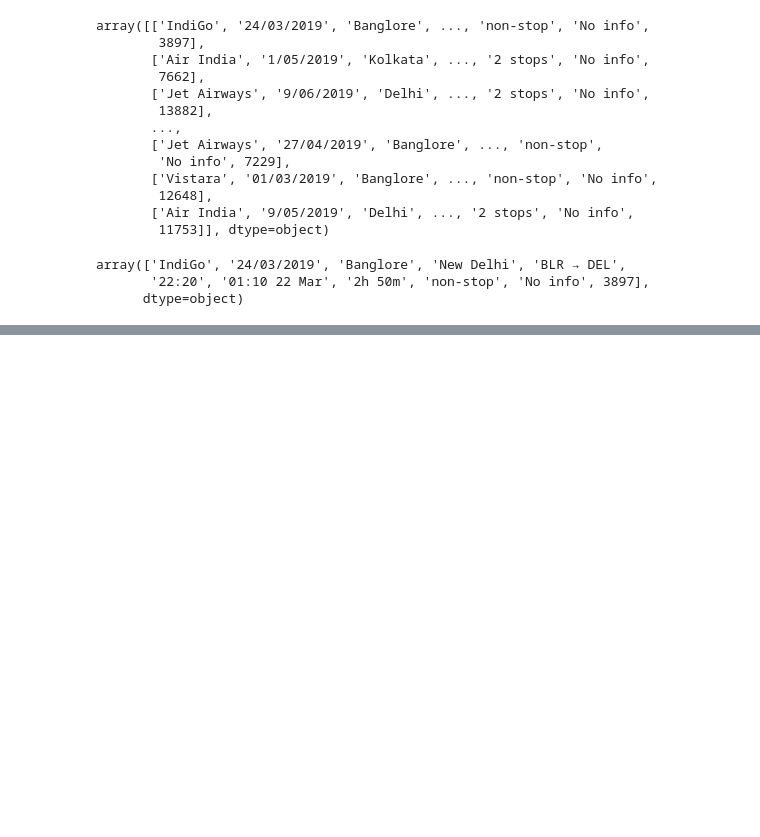
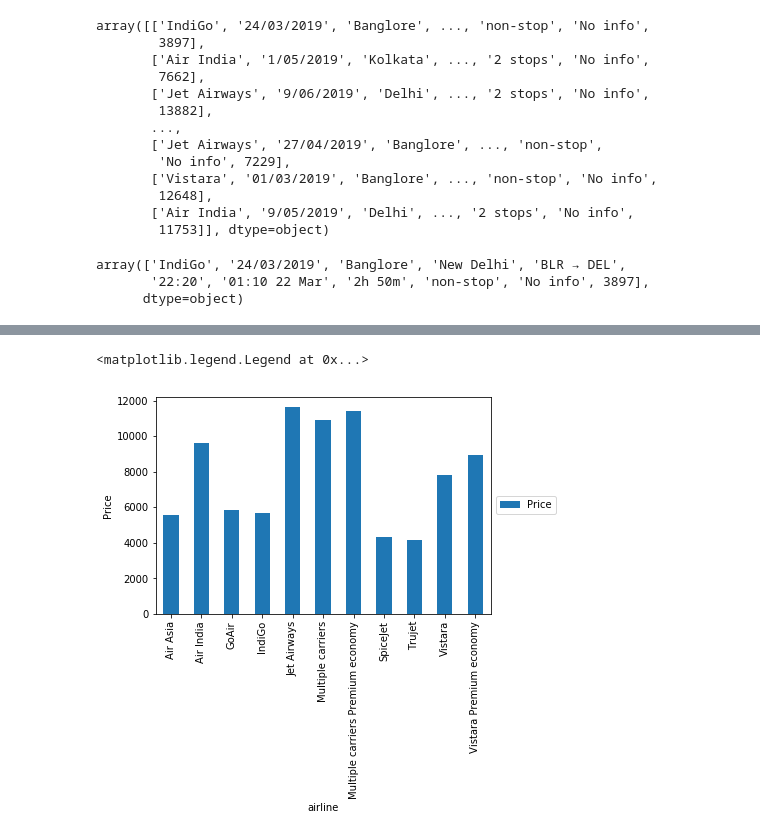
Before and after one commit to bheemlabs/ml_projects, a Jupyter notebook: Hackathon/Python/MachineHack/PredictTheFlightTicketPrice/PredictTheFlightTicketPrice.ipynb, the cells around one changed output, grey strips where cells are left out. Saved outputs shown, nothing was run; the diff lists cells and outputs as text; code cells hidden in the pictures; blank space fills up the shorter version.

```diff
--- a/Hackathon/Python/MachineHack/PredictTheFlightTicketPrice/PredictTheFlightTicketPrice.ipynb
+++ b/Hackathon/Python/MachineHack/PredictTheFlightTicketPrice/PredictTheFlightTicketPrice.ipynb
@@ -121,0 +226,4 @@ array(['IndiGo', '24/03/2019', 'Banglore', 'New Delhi', 'BLR → DEL',
+# %%
+outlier_airlines = ['Jet Airways Business']
+train_data_filter = train_data.loc[train_data['Airline'].isin(outlier_airlines)==False,]
+train_data_filter['Airline'].value_counts()
@@ -121,0 +243,9 @@ array(['IndiGo', '24/03/2019', 'Banglore', 'New Delhi', 'BLR → DEL',
+# %%
+# Plot avg prices for each airline except 'Jet Airways Business'
+prices_by_airline = train_data_filter.groupby('Airline').mean().plot(kind='bar')
+prices_by_airline.set_xlabel('airline')
+prices_by_airline.set_ylabel('Price')
+prices_by_airline.legend(loc='center left', bbox_to_anchor=(1,0.5))
+# %% [output]
+<matplotlib.legend.Legend at 0x...>
+[figure, added]
```
Also changed, not shown: parts of 45 cells of this notebook, 1 other file.
